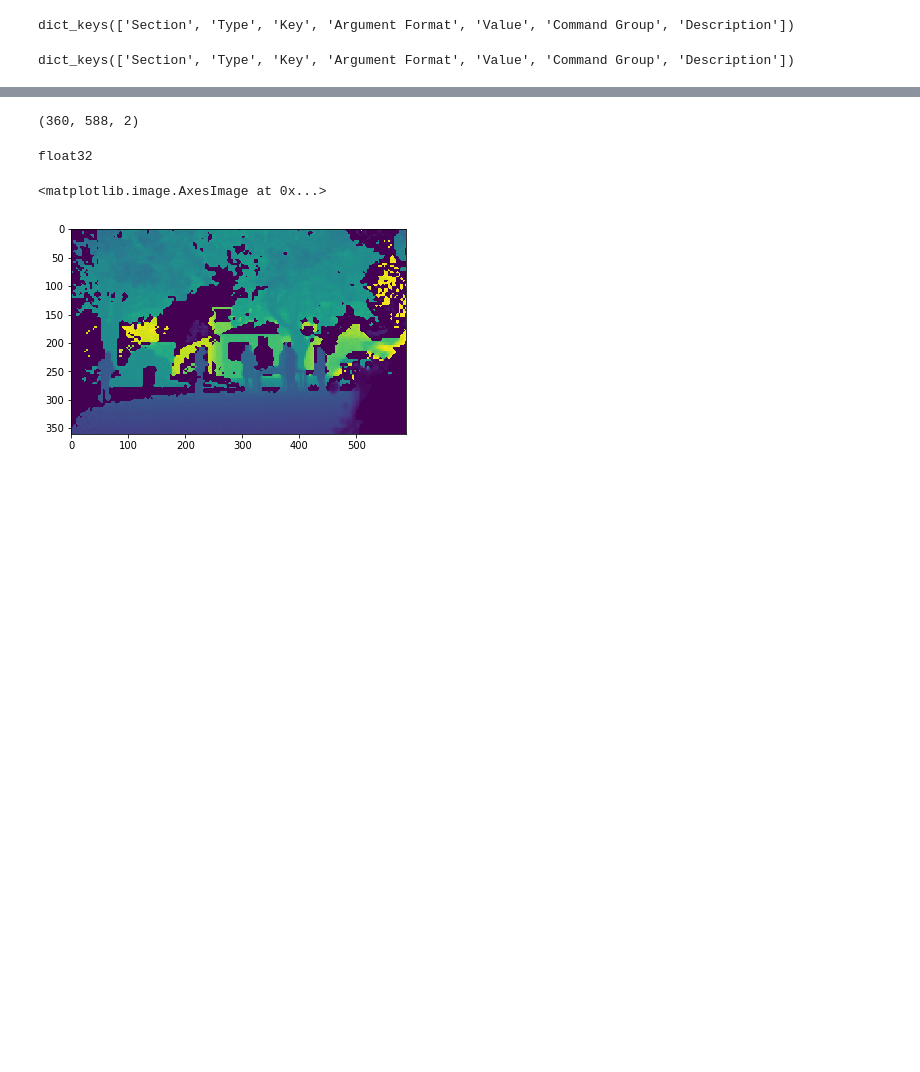
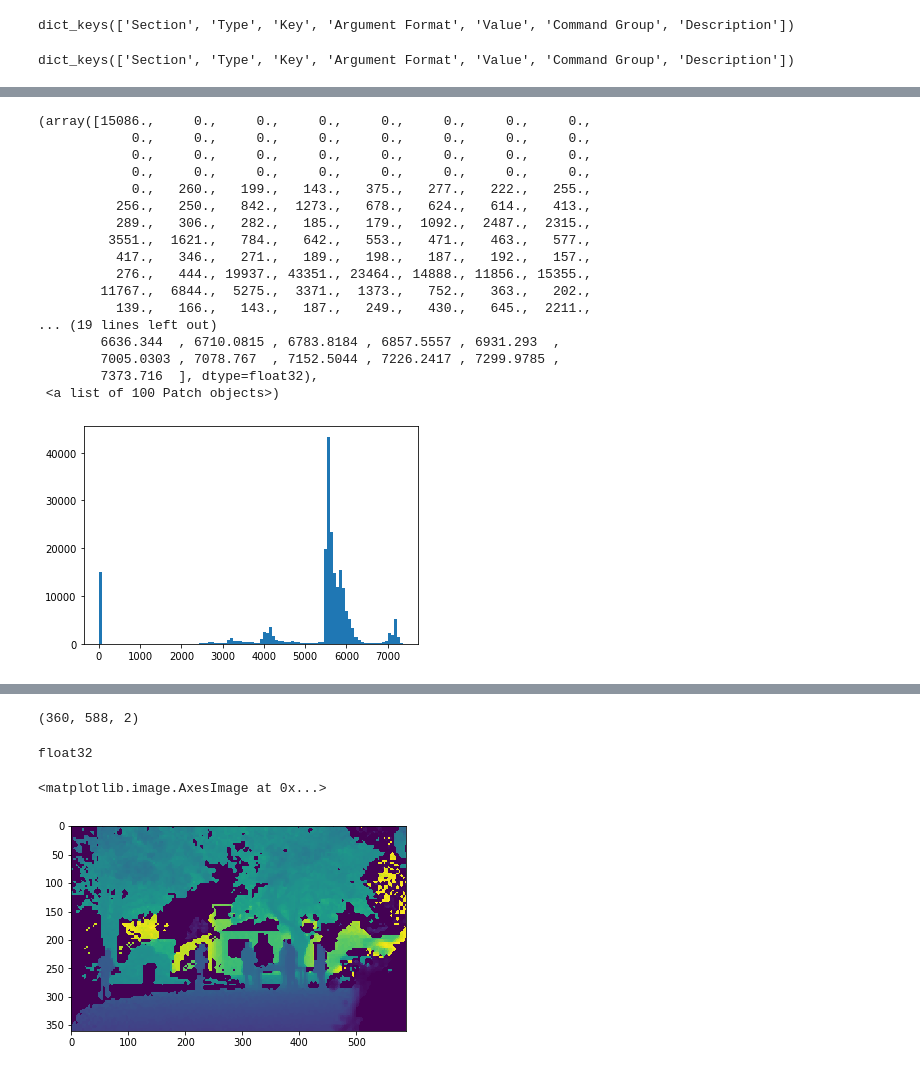
Before and after one commit to rsinghoyla/oyla_init_dev, a Jupyter notebook: Testing_Raghav/latest-Copy1.ipynb, the cells around one changed output, grey strips where cells are left out. Drawn from its saved outputs; the diff is of its cells as text; code cells hidden in the pictures; blank space fills up the shorter version.

```diff
--- a/Testing_Raghav/latest-Copy1.ipynb
+++ b/Testing_Raghav/latest-Copy1.ipynb
@@ -100,0 +111,21 @@ plt.axis('off')
+# %%
+plt.hist(filtered_phase.reshape(-1),100)
+# %% [output]
+(array([15086.,     0.,     0.,     0.,     0.,     0.,     0.,     0.,
+            0.,     0.,     0.,     0.,     0.,     0.,     0.,     0.,
+            0.,     0.,     0.,     0.,     0.,     0.,     0.,     0.,
+            0.,     0.,     0.,     0.,     0.,     0.,     0.,     0.,
+            0.,   260.,   199.,   143.,   375.,   277.,   222.,   255.,
+          256.,   250.,   842.,  1273.,   678.,   624.,   614.,   413.,
+          289.,   306.,   282.,   185.,   179.,  1092.,  2487.,  2315.,
+         3551.,  1621.,   784.,   642.,   553.,   471.,   463.,   577.,
+          417.,   346.,   271.,   189.,   198.,   187.,   192.,   157.,
+          276.,   444., 19937., 43351., 23464., 14888., 11856., 15355.,
+        11767.,  6844.,  5275.,  3371.,  1373.,   752.,   363.,   202.,
+          139.,   166.,   143.,   187.,   249.,   430.,   645.,  2211.,
+... (19 lines left out)
+        6636.344  , 6710.0815 , 6783.8184 , 6857.5557 , 6931.293  ,
+        7005.0303 , 7078.767  , 7152.5044 , 7226.2417 , 7299.9785 ,
+        7373.716  ], dtype=float32),
+ <a list of 100 Patch objects>)
+[figure, added]
```
Also changed, not shown: parts of 13 cells of this notebook, 5 other files.
